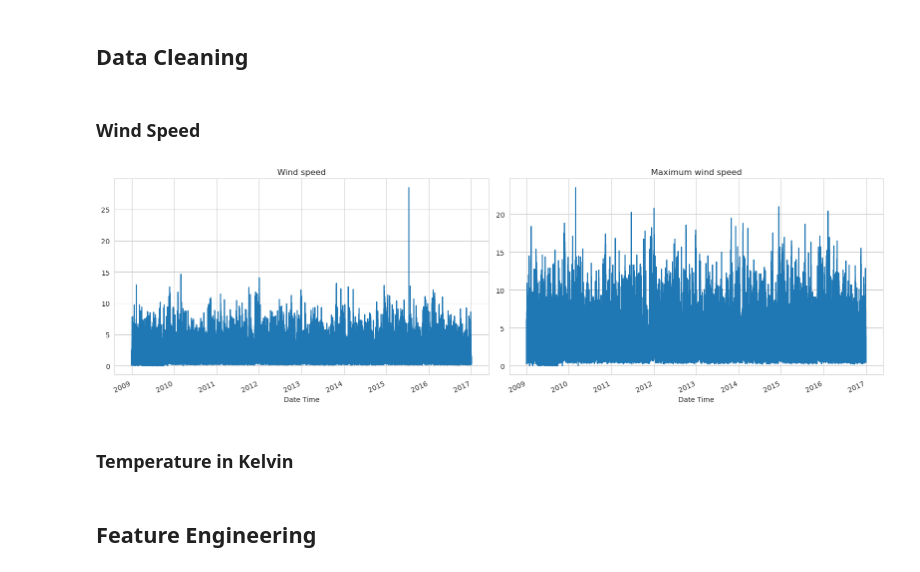
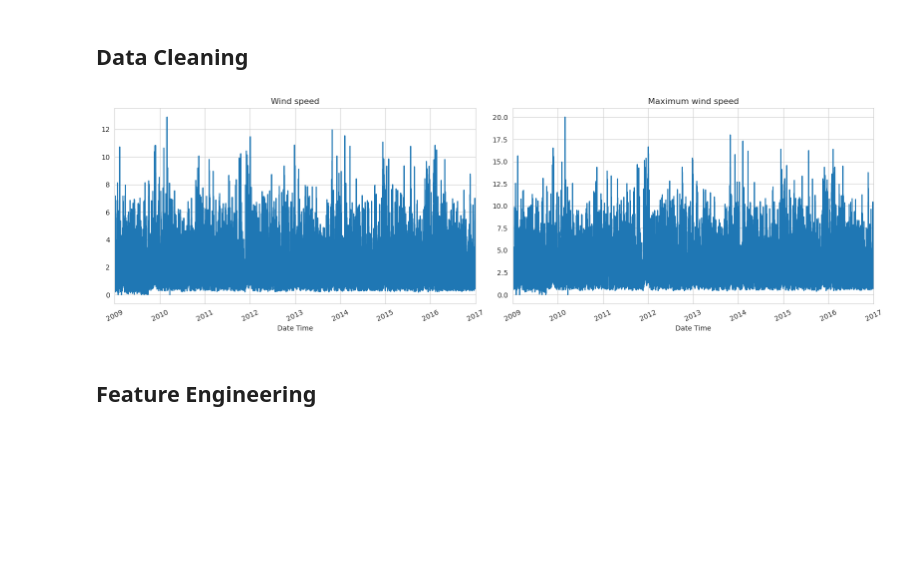
Before and after one commit to MMostafa-Hub/forecasting-torch, a Jupyter notebook: notebooks/preprocessing.ipynb, the cells around one changed output. Drawn from its saved outputs; the diff is of its cells as text; code cells hidden in the pictures; blank space fills up the shorter version.

```diff
--- a/notebooks/preprocessing.ipynb
+++ b/notebooks/preprocessing.ipynb
@@ -74,3 +13,6 @@ df_copy = df.copy()
 # %%
-# Reformat the date time column to be a datetime object
-df_copy.index = pd.to_datetime(df_copy.pop("Date Time"), format=r"%d.%m.%Y %H:%M:%S")
+# Make a copy of the dataframe
+df_copy = df.copy()
+
+# Convert Date Time column to datetime
+df_copy.index = pd.to_datetime(df_copy.pop("Date Time"))
@@ -182,5 +22,0 @@ Name: Temperature, dtype: float64
-# %%
-df_stats = df_copy.describe().transpose()
-df_stats.index = titles
-
-df_stats
@@ -203,22 +23,21 @@ df_stats
 # %% [markdown]
 ## Data Cleaning
-# %% [markdown]
-### Wind Speed
+# %%
+# Resample the data
+df_copy = df_copy.resample("H").mean()
 # %%
-# Get the median wind speed
+# Remove outlier from wind speed and max wind speed
 mean_wind_speed = df_stats.loc["Wind speed", "50%"]
 
 # Replace the outlier with the mean wind speed
-df_copy.loc[df_copy["wv (m/s)"] == -9999.0, "wv (m/s)"] = mean_wind_speed
-df_copy.loc[df_copy["max. wv (m/s)"] == -9999.0, "max. wv (m/s)"] = mean_wind_speed
+df_copy.loc[df_copy["Wind speed"] < -100, "Wind speed"] = mean_wind_speed
+df_copy.loc[df_copy["Max wind speed"] < -100, "Max wind speed"] = mean_wind_speed
 # %%
 # Visualize the wind speed again
 sns.set_style("whitegrid")
 _, axes = plt.subplots(nrows=1, ncols=2, figsize=(16, 5))
-df_copy["wv (m/s)"].plot(title="Wind speed", rot=25, ax=axes[0])
-df_copy["max. wv (m/s)"].plot(title="Maximum wind speed", rot=25, ax=axes[1])
+df_copy["Wind speed"].plot(title="Wind speed", rot=25, ax=axes[0])
+df_copy["Max wind speed"].plot(title="Maximum wind speed", rot=25, ax=axes[1])
 plt.tight_layout()
 # %% [output]
-[figure, old version]
+[figure, new version]
-# %% [markdown]
-### Temperature in Kelvin
```
Also changed, not shown: parts of 47 cells of this notebook, 3 other files.
